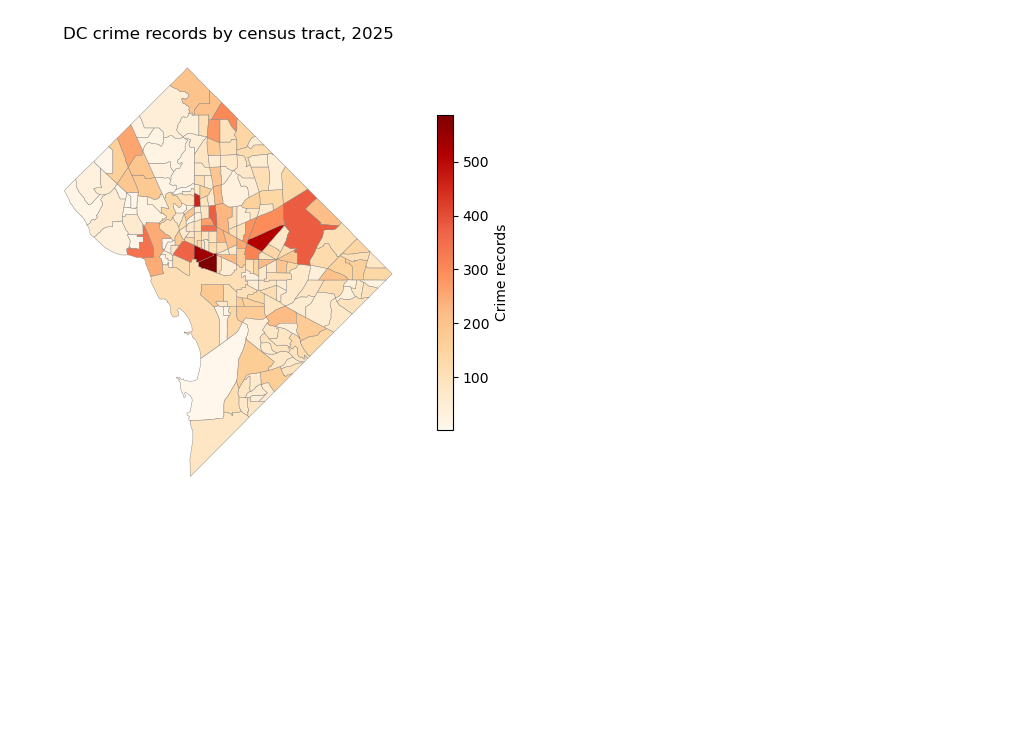
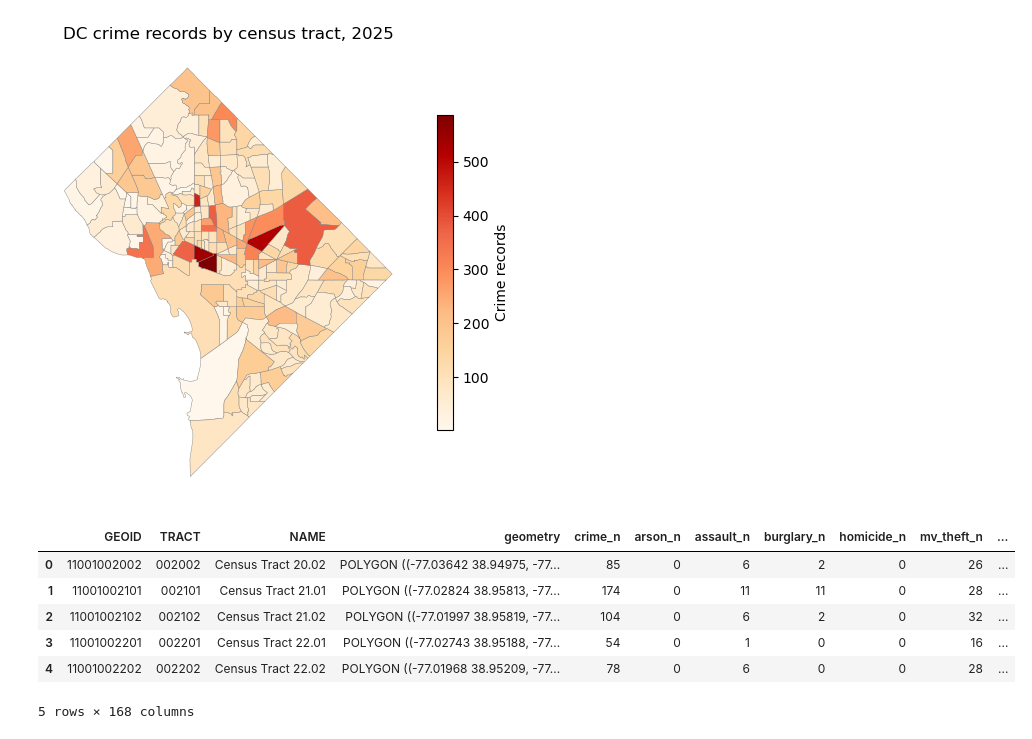
Before and after one commit to yina36oon-tech/CDS303-FINAL, a Jupyter notebook: FinalProject2.ipynb, the cells around one changed output. Drawn from its saved outputs; the diff is of its cells as text; code cells hidden in the pictures; blank space fills up the shorter version.

Commit message:
did i merge

```diff
--- a/FinalProject2.ipynb
+++ b/FinalProject2.ipynb
@@ -174,3 +173,16 @@ tracts_with_crime.drop(columns=['geometry']).to_csv(
     output_folder / 'dc_tract_crime_counts_2025.csv',
     index=False
 )
+# %%
+acs['GEOID'] = acs['GEOID'].astype(str)
+# %%
+dc = tracts_with_crime.merge(acs, on='GEOID', how='left', suffixes=('', '_acs'))
+dc.head()
+# %% [output]
+|  | GEOID | TRACT | NAME | geometry | crime_n | arson_n | assault_n | burglary_n | homicide_n | mv_theft_n | ... |
+| 0 | 11001002002 | 002002 | Census Tract 20.02 | POLYGON ((-77.03642 38.94975, -77... | 85 | 0 | 6 | 2 | 0 | 26 | ... |
+| 1 | 11001002101 | 002101 | Census Tract 21.01 | POLYGON ((-77.02824 38.95813, -77... | 174 | 0 | 11 | 11 | 0 | 28 | ... |
+| 2 | 11001002102 | 002102 | Census Tract 21.02 | POLYGON ((-77.01997 38.95819, -77... | 104 | 0 | 6 | 2 | 0 | 32 | ... |
+| 3 | 11001002201 | 002201 | Census Tract 22.01 | POLYGON ((-77.02743 38.95188, -77... | 54 | 0 | 1 | 0 | 0 | 16 | ... |
+| 4 | 11001002202 | 002202 | Census Tract 22.02 | POLYGON ((-77.01968 38.95209, -77... | 78 | 0 | 6 | 0 | 0 | 28 | ... |
+5 rows × 168 columns
```
Also changed, not shown: parts of 1 cell of this notebook.
